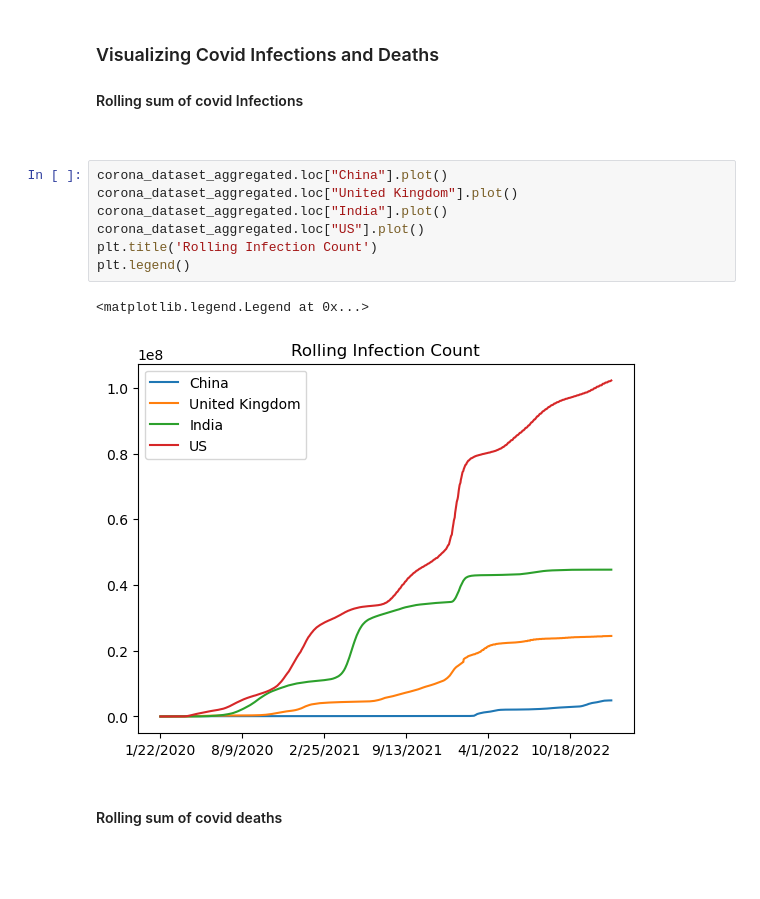
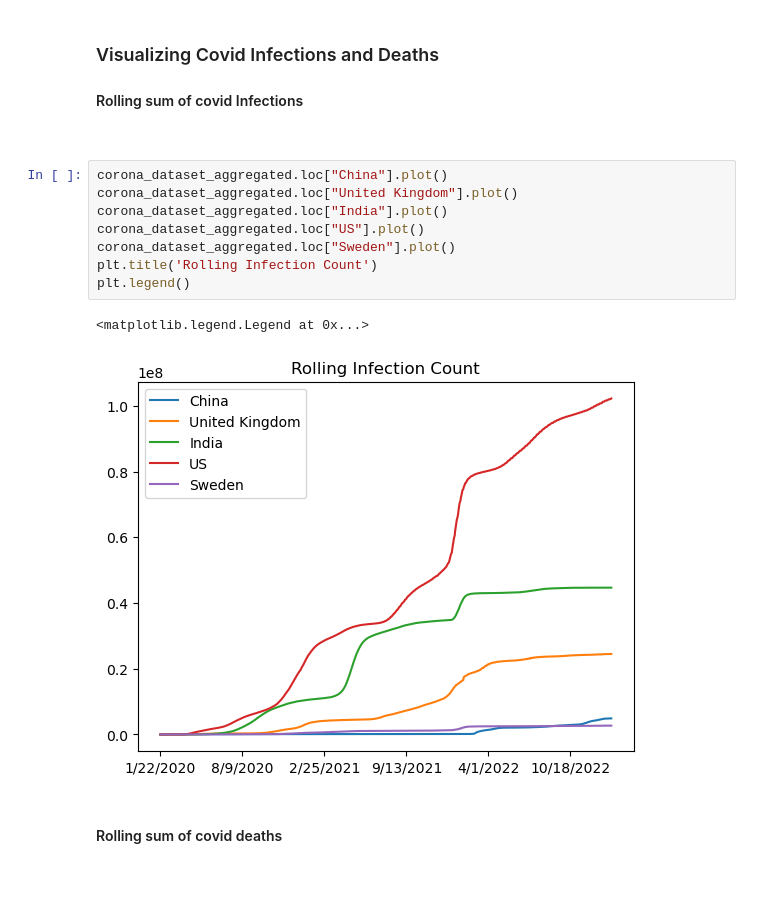
Before and after one commit to james-odonnell-data/PortfolioProjects, a Jupyter notebook: Analyzing Covid-19 Data and World Happiness.ipynb, the cells around one changed output. Drawn from its saved outputs; the diff is of its cells as text.

```diff
--- a/Analyzing Covid-19 Data and World Happiness.ipynb
+++ b/Analyzing Covid-19 Data and World Happiness.ipynb
@@ -147,13 +157,14 @@ corona_deaths_agg.shape
 # %%
 corona_dataset_aggregated.loc["China"].plot()
 corona_dataset_aggregated.loc["United Kingdom"].plot()
 corona_dataset_aggregated.loc["India"].plot()
 corona_dataset_aggregated.loc["US"].plot()
+corona_dataset_aggregated.loc["Sweden"].plot()
 plt.title('Rolling Infection Count')
 plt.legend()
 # %% [output]
 <matplotlib.legend.Legend at 0x...>
-[figure, old version]
+[figure, new version]
 # %% [markdown]
 
 #### Rolling sum of covid deaths
```
Also changed, not shown: parts of 3 cells of this notebook.
